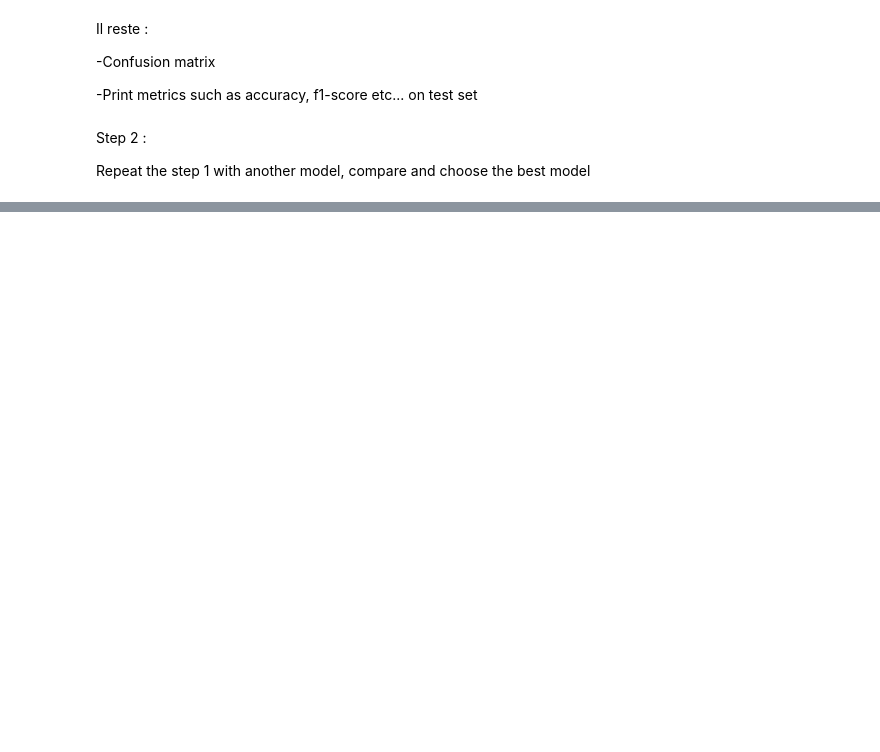
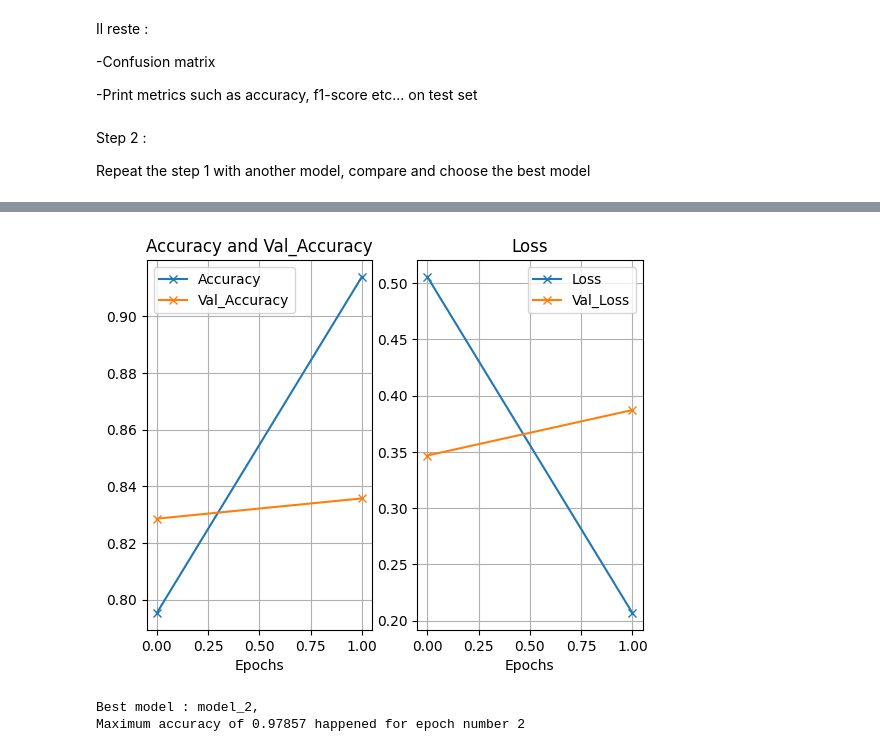
Before and after one commit to ArthurSureauSamit/TP4_ML, a Jupyter notebook: codeNico.ipynb, the cells around one changed output, grey strips where cells are left out. Drawn from its saved outputs; the diff is of its cells as text; code cells hidden in the pictures; blank space fills up the shorter version.

```diff
--- a/codeNico.ipynb
+++ b/codeNico.ipynb
@@ -161,2 +183,2 @@ model2.summary()
 # %%
-hist = model2.fit(x = train_generator, validation_data = test_generator, epochs = 2)
+Hist.append(model2.fit(x = train_generator, validation_data = test_generator, epochs = 2))
@@ -162,0 +190,31 @@ hist = model2.fit(x = train_generator, validation_data = test_generator, epochs
+# %%
+hist2 = Hist[1]
+# %%
+#Evaluating
+
+acc, val_acc = hist2.history['accuracy'], hist2.history['val_accuracy']
+loss, val_loss = hist2.history['loss'], hist2.history['val_loss']
+
+epochs = hist2.epoch
+
+plt.figure()
+
+plt.subplot(1, 2, 1)
+plt.plot(epochs, acc, '-x', label = 'Accuracy')
+plt.plot(epochs, val_acc, '-x', label = 'Val_Accuracy')
+plt.grid(True)
+plt.title("Accuracy and Val_Accuracy")
+plt.xlabel('Epochs')
+plt.legend()
+
+plt.subplot(1, 2, 2)
+plt.plot(epochs, loss, '-x', label = 'Loss')
+plt.plot(epochs, val_loss, '-x', label = 'Val_Loss')
+plt.grid(True)
+plt.title('Loss')
+plt.xlabel('Epochs')
+plt.legend()
+
+plt.show()
+# %% [output]
+[figure, added]
@@ -162,0 +224,11 @@ hist = model2.fit(x = train_generator, validation_data = test_generator, epochs
+# %%
+#Best model
+def find_best(e):
+  return e['max_acc']
+
+Acc.sort(reverse = True, key = find_best)
+
+print(f"Best model : {Acc[0]['model']}, \nMaximum accuracy of {round(Acc[0]['max_acc'], 5)} happened for epoch number {Acc[0]['epoch']}")
+# %% [output]
+Best model : model_2,
+Maximum accuracy of 0.97857 happened for epoch number 2
```
Also changed, not shown: parts of 7 cells of this notebook.
